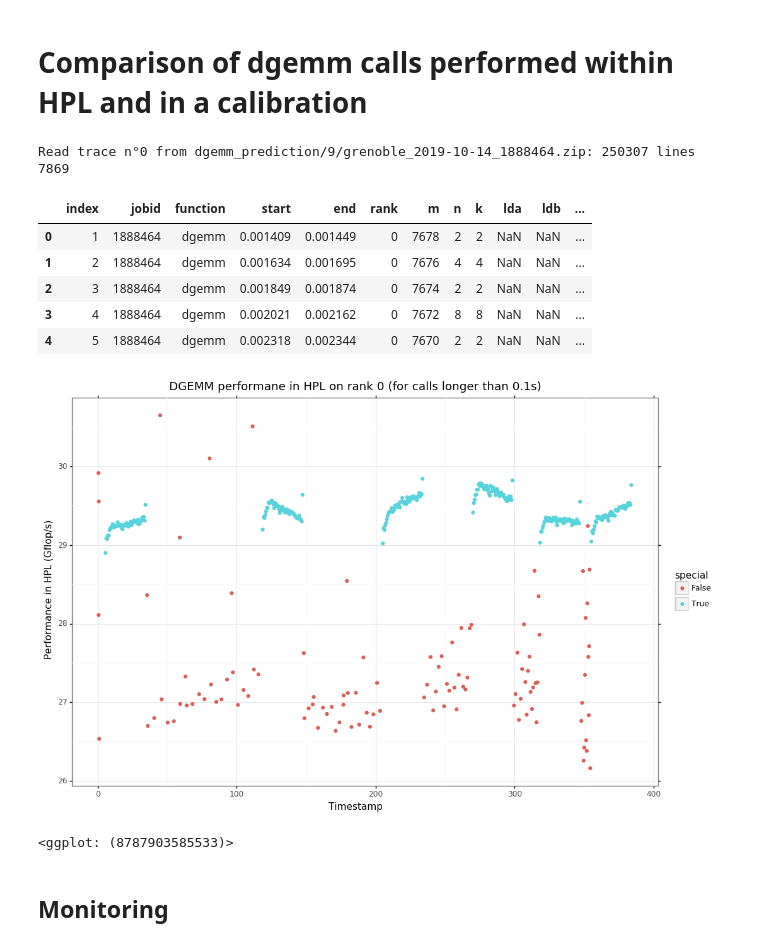
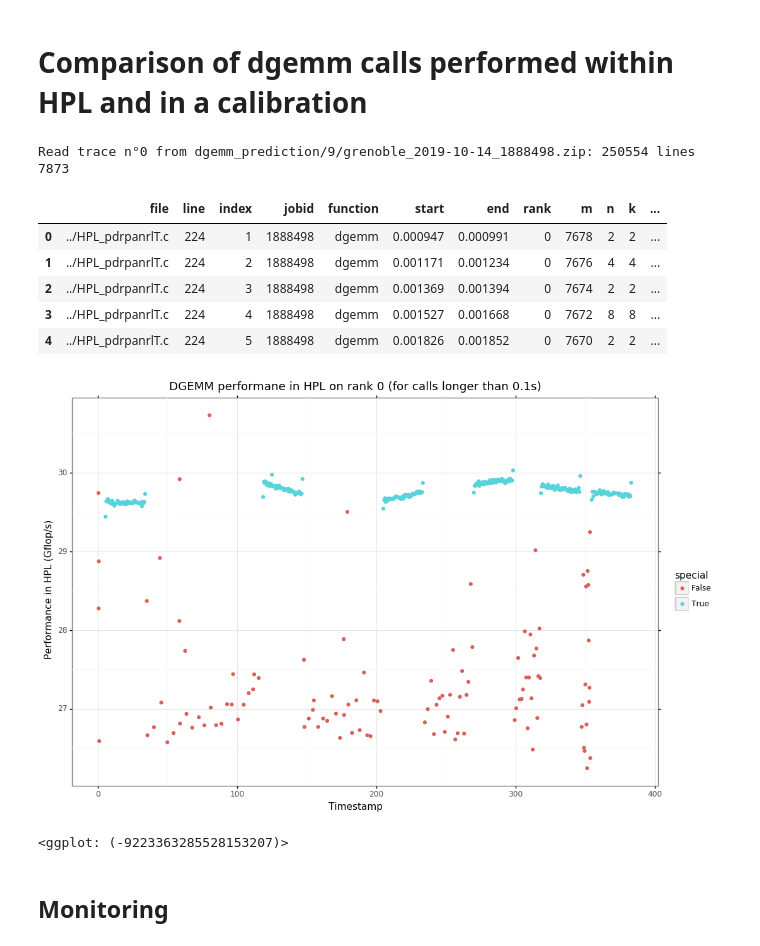
Before and after one commit to Ezibenroc/calibration_analysis, a Jupyter notebook: dahu/hpl/hpl_trace_dgemm_frequency.ipynb, the cells around one changed output. Cells and saved outputs as stored; diff of their text form; code cells hidden in the pictures.

```diff
--- a/dahu/hpl/hpl_trace_dgemm_frequency.ipynb
+++ b/dahu/hpl/hpl_trace_dgemm_frequency.ipynb
@@ -27,36 +27,36 @@ def get_yaml(archive_name, yaml_name):
     archive = zipfile.ZipFile(archive_name)
     return yaml.load(io.BytesIO(archive.read(yaml_name)))
 # %%
-archive = 'dgemm_prediction/9/grenoble_2019-10-14_1888464.zip'
+archive = 'dgemm_prediction/9/grenoble_2019-10-14_1888498.zip'
 
 def read_archive(archive_name, exp_id):
     blas_col = ['file', 'line', 'function', 'rank', 'timestamp', 'duration', 'm', 'n', 'k', 'lda', 'ldb', 'ldc', 'layout', 'transA', 'transB']
     df = read_csv(archive_name, 'trace_blas_%d.csv' % exp_id, columns=blas_col)
     print('Read trace n°%d from %s: %6d lines' % (exp_id, archive_name, len(df)))
     df['start'] = df.timestamp
     df['end'] = df.timestamp + df.duration
-    df = df[['index', 'jobid', 'function', 'start', 'end', 'rank', 'm', 'n', 'k', 'lda', 'ldb', 'ldc', 'layout', 'transA', 'transB', 'duration']]
+    df = df[['file', 'line', 'index', 'jobid', 'function', 'start', 'end', 'rank', 'm', 'n', 'k', 'lda', 'ldb', 'ldc', 'layout', 'transA', 'transB', 'duration']]
     df['function'] = df['function'].str.strip()
     df['exp_id'] = exp_id
     return df
 
 traces = read_archive(archive, 0)
 
 traces = traces[(traces['function'] == 'dgemm') & (traces['rank'] == 0)].reset_index(drop=True)
 traces.m = traces.m.astype(int)
 traces.n = traces.n.astype(int)
 traces.k = traces.k.astype(int)
 print(len(traces))
 traces.head()
 # %% [output]
-Read trace n°0 from dgemm_prediction/9/grenoble_2019-10-14_1888464.zip: 250307 lines
-7869
+Read trace n°0 from dgemm_prediction/9/grenoble_2019-10-14_1888498.zip: 250554 lines
+7873
-|  | index | jobid | function | start | end | rank | m | n | k | lda | ldb | ... |
-| 0 | 1 | 1888464 | dgemm | 0.001409 | 0.001449 | 0 | 7678 | 2 | 2 | NaN | NaN | ... |
-| 1 | 2 | 1888464 | dgemm | 0.001634 | 0.001695 | 0 | 7676 | 4 | 4 | NaN | NaN | ... |
-| 2 | 3 | 1888464 | dgemm | 0.001849 | 0.001874 | 0 | 7674 | 2 | 2 | NaN | NaN | ... |
-| 3 | 4 | 1888464 | dgemm | 0.002021 | 0.002162 | 0 | 7672 | 8 | 8 | NaN | NaN | ... |
-| 4 | 5 | 1888464 | dgemm | 0.002318 | 0.002344 | 0 | 7670 | 2 | 2 | NaN | NaN | ... |
+|  | file | line | index | jobid | function | start | end | rank | m | n | k | ... |
+| 0 | ../HPL_pdrpanrlT.c | 224 | 1 | 1888498 | dgemm | 0.000947 | 0.000991 | 0 | 7678 | 2 | 2 | ... |
+| 1 | ../HPL_pdrpanrlT.c | 224 | 2 | 1888498 | dgemm | 0.001171 | 0.001234 | 0 | 7676 | 4 | 4 | ... |
+| 2 | ../HPL_pdrpanrlT.c | 224 | 3 | 1888498 | dgemm | 0.001369 | 0.001394 | 0 | 7674 | 2 | 2 | ... |
+| 3 | ../HPL_pdrpanrlT.c | 224 | 4 | 1888498 | dgemm | 0.001527 | 0.001668 | 0 | 7672 | 8 | 8 | ... |
+| 4 | ../HPL_pdrpanrlT.c | 224 | 5 | 1888498 | dgemm | 0.001826 | 0.001852 | 0 | 7670 | 2 | 2 | ... |
 # %%
 traces['mnk'] = traces.m * traces.n * traces.k
 traces['special'] = (traces.m == 2048) & (traces.n == 2048) & (traces.k == 2048)
@@ -66,8 +66,8 @@ plot = ggplot(traces[traces.duration > 0.1], aes(x='start', y='gflops', color='s
 plot = plot + xlab('Timestamp') + ylab('Performance in HPL (Gflop/s)') + ggtitle('DGEMM performane in HPL on rank 0 (for calls longer than 0.1s)')
 plot
 # %% [output]
-[figure, old version]
+[figure, new version]
-<ggplot: (8787903585533)>
+<ggplot: (-9223363285528153207)>
 # %% [markdown]
 ## Monitoring
 # %%
```
Also changed, not shown: parts of 6 cells of this notebook, 1 other file.
